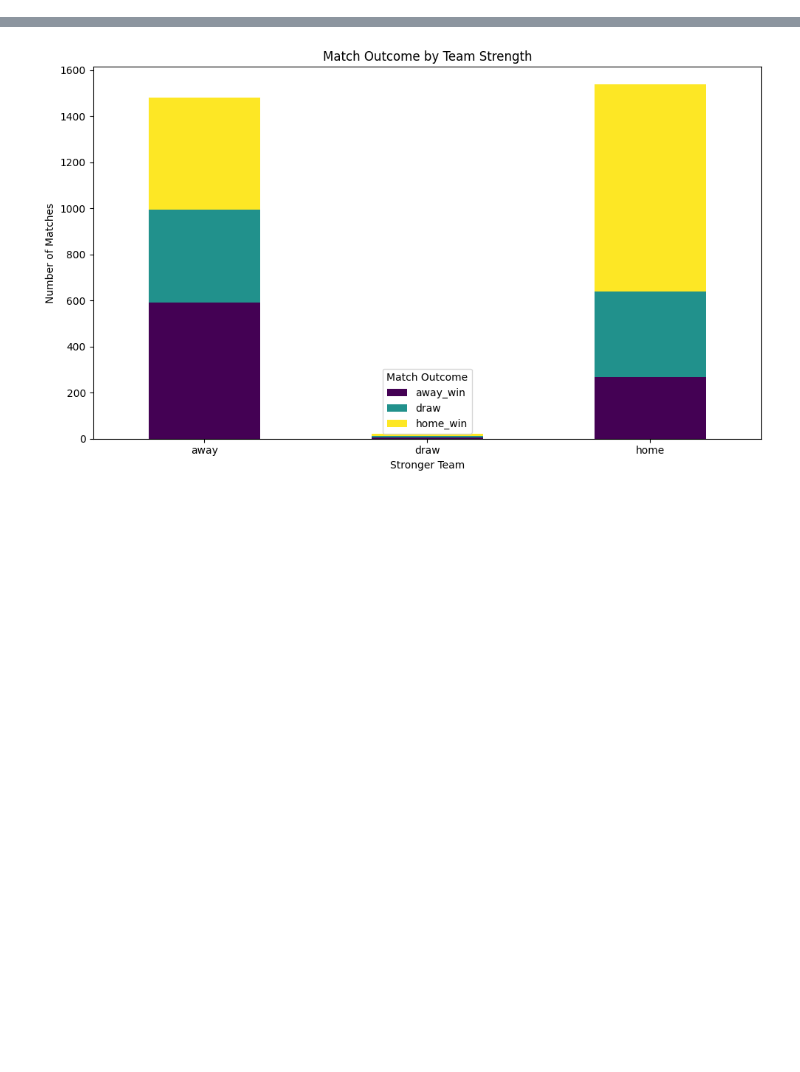
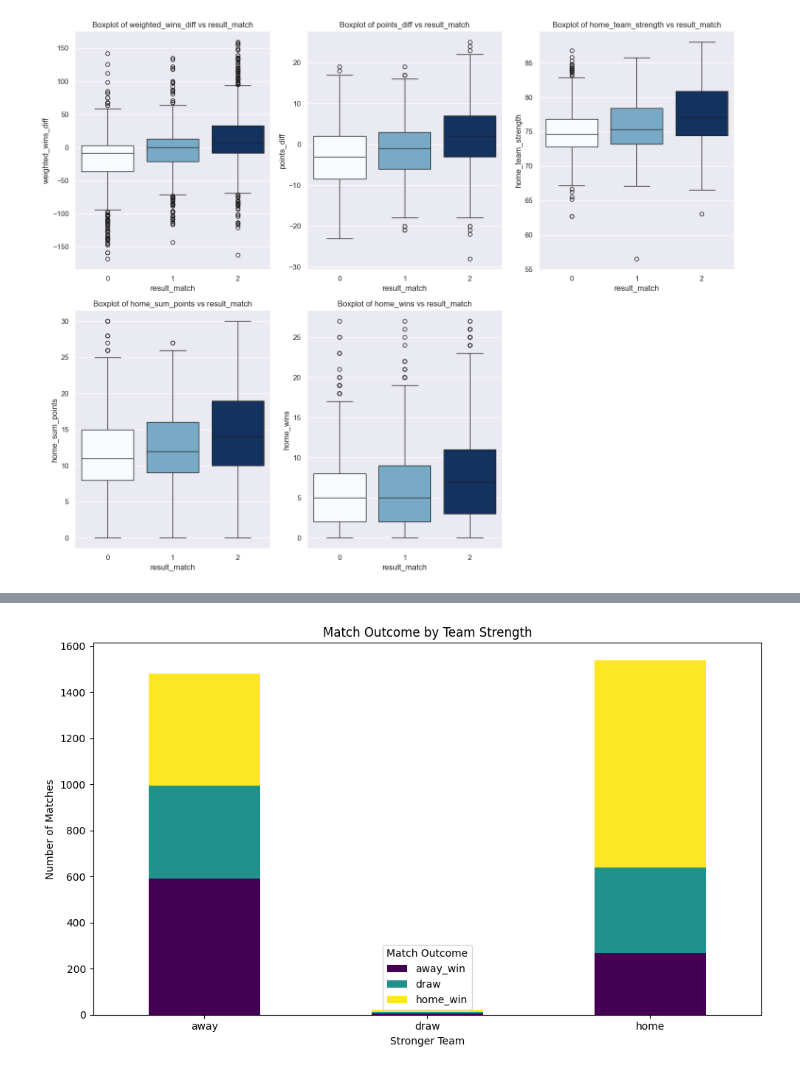
Before and after one commit to kamil0920/aws_football, a Jupyter notebook: pipelines/eda_data.ipynb, the cells around one changed output, grey strips where cells are left out. Drawn from its saved outputs; the diff is of its cells as text; code cells hidden in the pictures; blank space fills up the shorter version.

Commit message:
wip#5 continue work with EDA, add distribution plots, box plots and correlation plots

```diff
--- a/pipelines/eda_data.ipynb
+++ b/pipelines/eda_data.ipynb
@@ -81,0 +19,18 @@ plt.show()
+# %%
+# Selected columns for EDA
+
+selected_columns = [
+    'home_avg_goals_scored', 'away_avg_goals_scored', 'home_avg_goals_conceded', 'away_avg_goals_conceded', 'home_wins', 'away_wins', 'home_team_strength', 'away_team_strength', 'weighted_wins_diff', 'home_streak_wins', 'away_streak_wins', 'home_sum_points', 'away_sum_points', 'points_diff', 'win_eachother_home', 'win_eachother_away', 'avg_possession_home', 'avg_possession_away', 'avg_shoton_home', 'avg_shoton_away',
+]
+
+df_subset = selected_df[selected_columns_with_target]
+
+# Plotting distributions for the selected columns
+plt.figure(figsize=(20, 15))
+for i, col in enumerate(selected_columns, 1):
+    plt.subplot(5, 4, i)
+    sns.histplot(df_subset[col], kde=True)
+    plt.title(f'Distribution of {col}')
+    plt.tight_layout()
+
+plt.show()
@@ -81,0 +41,11 @@ plt.show()
+# %%
+# Compute the correlation between the selected columns and the target variable
+correlation = selected_df.corr()['result_match'].sort_values(ascending=False)
+
+# Plot the correlations
+plt.figure(figsize=(10, 8))
+sns.barplot(y=correlation.index, x=correlation.values, palette="coolwarm")
+plt.title("Correlation with result_match")
+plt.xlabel("Correlation Value")
+plt.ylabel("Features")
+plt.show()
@@ -81,0 +56,16 @@ plt.show()
+# %%
+# Get top 5 positively and negatively correlated features
+top_pos_correlated = correlation.index[1:6]  # Exclude the target variable itself
+top_neg_correlated = correlation.index[-5:]
+
+# Plotting the top 5 positively correlated features against result_match
+plt.figure(figsize=(15, 12))
+for i, feature in enumerate(top_pos_correlated, 1):
+    plt.subplot(2, 3, i)
+    sns.boxplot(x="result_match", y=feature, data=selected_df, palette="Blues", hue='result_match', legend=False)
+    plt.title(f"Boxplot of {feature} vs result_match")
+
+plt.tight_layout()
+plt.show()
+# %% [output]
+[figure, added]
```
Also changed, not shown: parts of 13 cells of this notebook, 1 other file.
